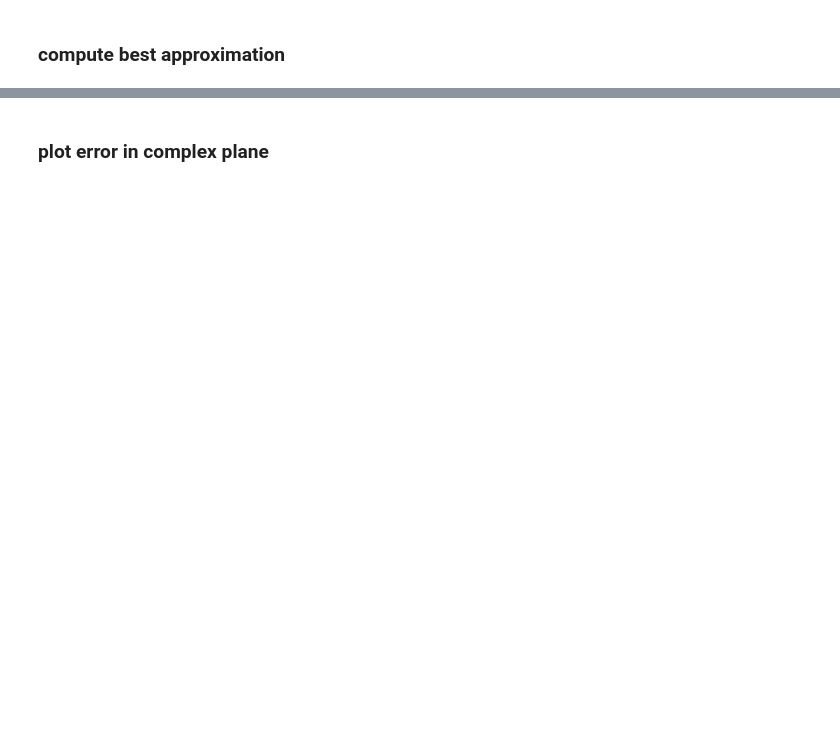
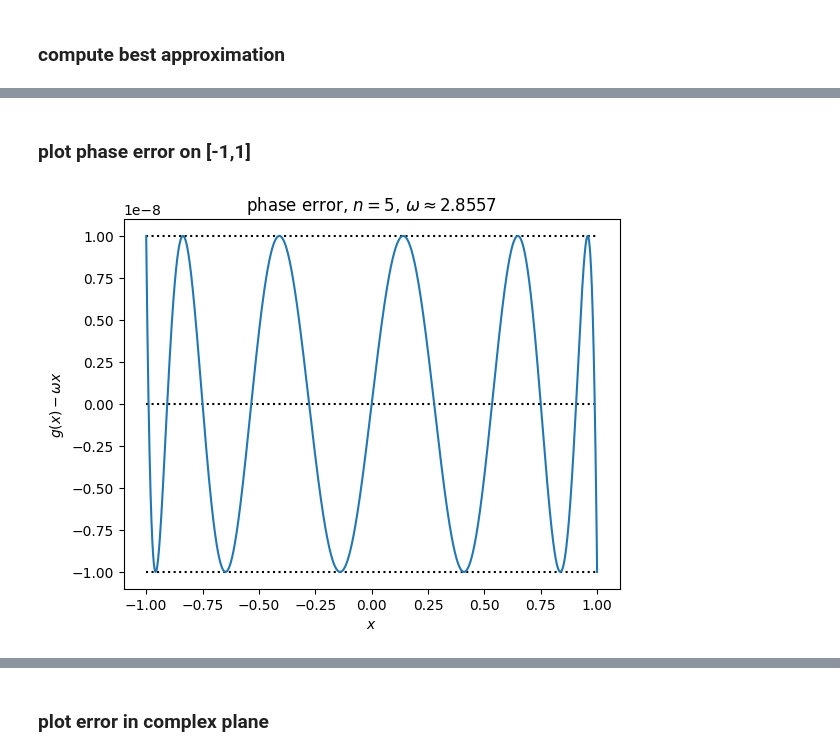
Before and after one commit to newbisi/rexpi, a Jupyter notebook: examples/ex0_basicruns.ipynb, the cells around one changed output, grey strips where cells are left out. Drawn from its saved outputs; the diff is of its cells as text; code cells hidden in the pictures; blank space fills up the shorter version.

```diff
--- a/examples/ex0_basicruns.ipynb
+++ b/examples/ex0_basicruns.ipynb
@@ -37,0 +44,13 @@ plt.semilogy(xs,abs(err),[-1,1],[errmax,errmax],':');
+# %% [markdown]
+### plot phase error on [-1,1]
+# %%
+phaseerr = np.angle(r(1j*xs)/np.exp(1j*w*xs))
+phaseerrmax = max(abs(phaseerr))
+plt.plot([-1,1],[0,0],'k:',[-1,1],[phaseerrmax,phaseerrmax],'k:',[-1,1],[-phaseerrmax,-phaseerrmax],'k:')
+plt.plot(xs,phaseerr);
+plt.ylabel("$g(x)-\omega x$")
+plt.xlabel("$x$");
+plt.title("phase error, $n=%d$, $\omega\\approx%.4f$"%(n,w));
+#plt.savefig("phaseerror.png")
+# %% [output]
+[figure, added]
```
Also changed, not shown: parts of 10 cells of this notebook, 8 other files.
